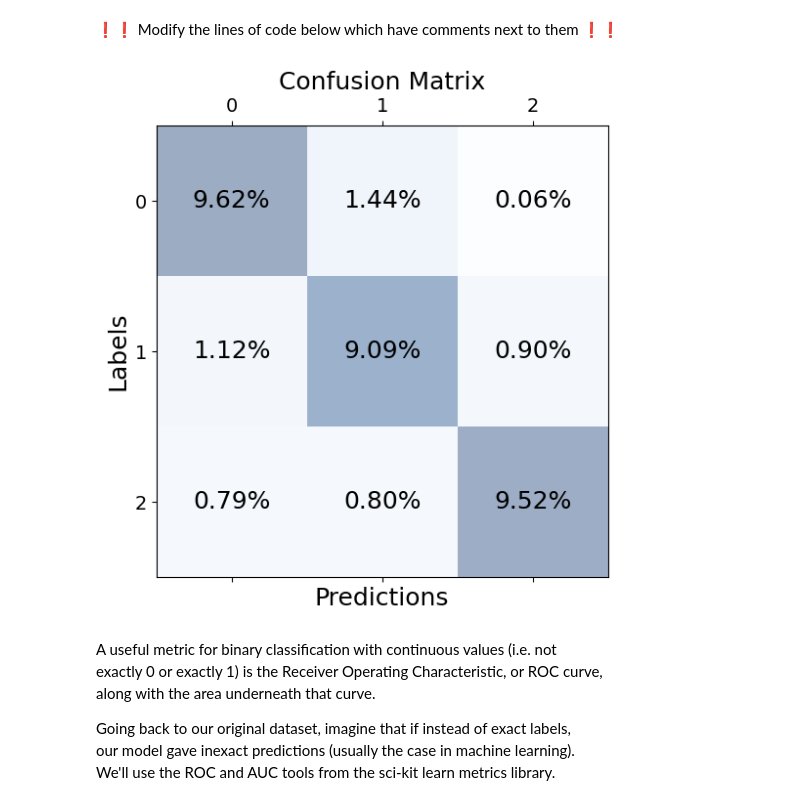
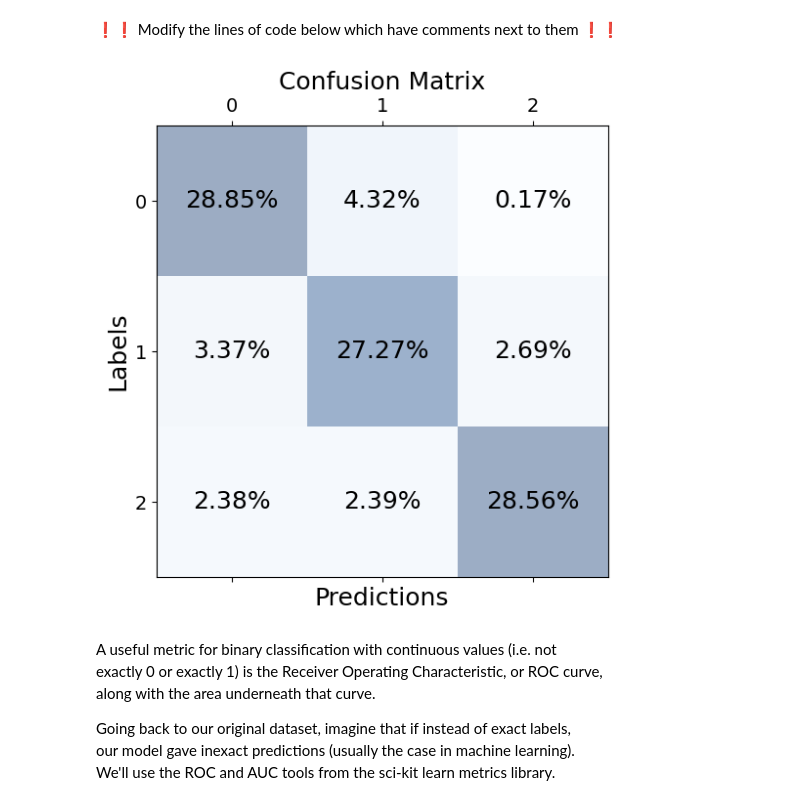
Before and after one commit to pikusneh/PH451_551_Sp25, a Jupyter notebook: Resources/Statistics_1.ipynb, the cells around one changed output. Saved outputs shown, nothing was run; the diff lists cells and outputs as text; code cells hidden in the pictures.

```diff
--- a/Resources/Statistics_1.ipynb
+++ b/Resources/Statistics_1.ipynb
@@ -102,8 +102,7 @@ for i in range(conf_matrix.shape[0]):
         # %% = add a percentage sign
         # everything after the free % will be inserted into the placeholders
         ax.text(x=j, y=i, s="%s\n%.2f%%"  % (matrix_labels[i][j],
-                                             (conf_matrix[i,j] * 100 /
-                                              conf_matrix.shape[1])),
+                                             conf_matrix[i,j] * 100),
                 va='center', ha='center', size=18)
 
 ax.set_xlabel('Predictions', fontsize=18)
@@ -172,27 +171,26 @@ plt.show()
 # %%
 #@title Solution (try on your own first)
 
 conf_matrix = confusion_matrix(y_true=label_ternary, y_pred=pred_ternary, normalize='all')
 
 fig, ax = plt.subplots(figsize=(6, 6))
 
 ax.matshow(conf_matrix, cmap=plt.cm.Blues, alpha=.4)
 for i in range(conf_matrix.shape[0]):
     for j in range(conf_matrix.shape[1]):
-        ax.text(x=j, y=i, s="%.2f%%"  % (conf_matrix[i,j] * 100 /
-                                         conf_matrix.shape[1]),
+        ax.text(x=j, y=i, s="%.2f%%"  % (conf_matrix[i,j] * 100),
                 va='center', ha='center', size=18)
 
 ax.set_xlabel('Predictions', fontsize=18)
 ax.set_ylabel('Labels', fontsize=18)
 
 axis_labels = [str(val) for val in range(3)]
 ax.set_xticklabels([''] + axis_labels, fontsize=14)
 ax.set_yticklabels([''] + axis_labels, fontsize=14)
 ax.set_title('Confusion Matrix', fontsize=18)
 plt.show()
 # %% [output]
-[figure, old version]
+[figure, new version]
 # %% [markdown]
 A useful metric for binary classification with continuous values (i.e. not <br> exactly 0 or exactly 1) is the Receiver Operating Characteristic, or ROC curve, <br>
 along with the area underneath that curve. <br>
```
Also changed, not shown: parts of 3 cells of this notebook.
